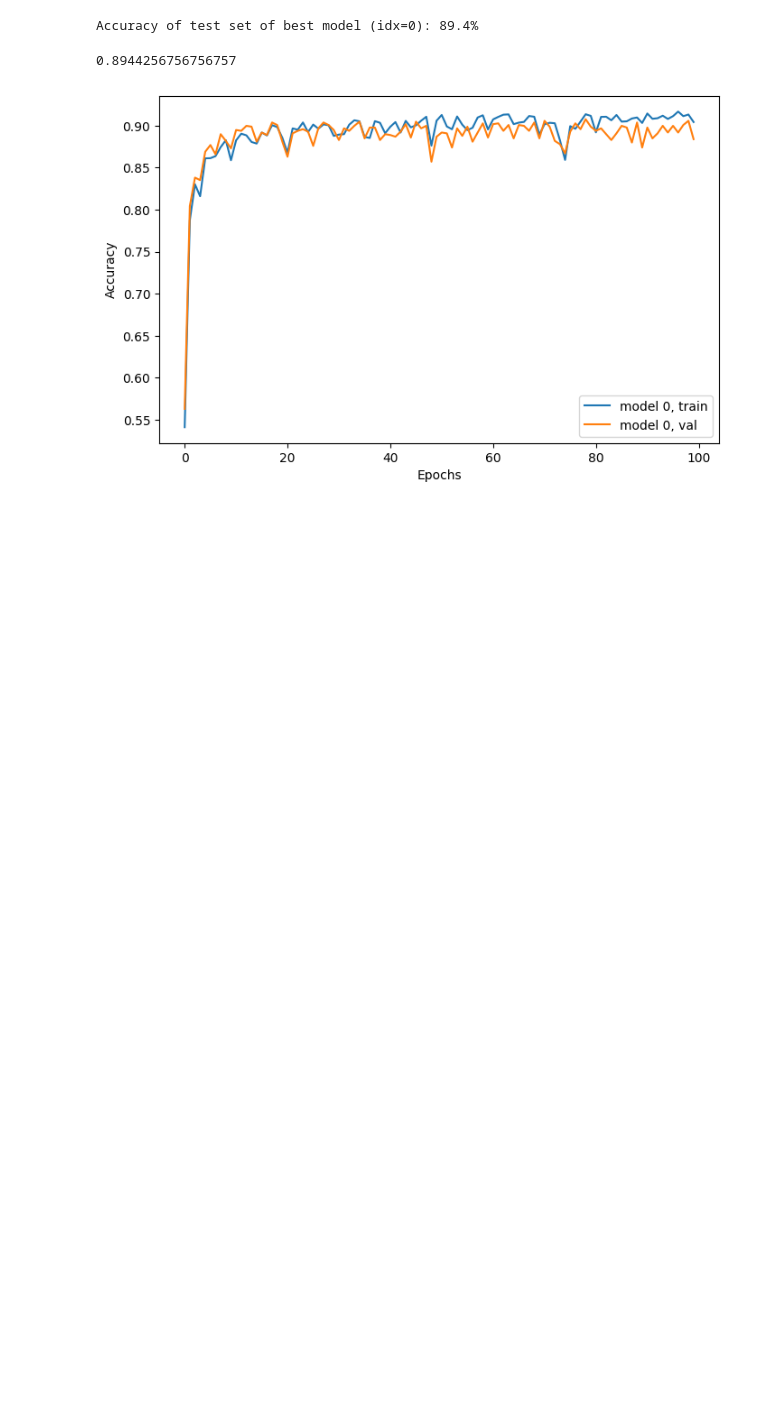
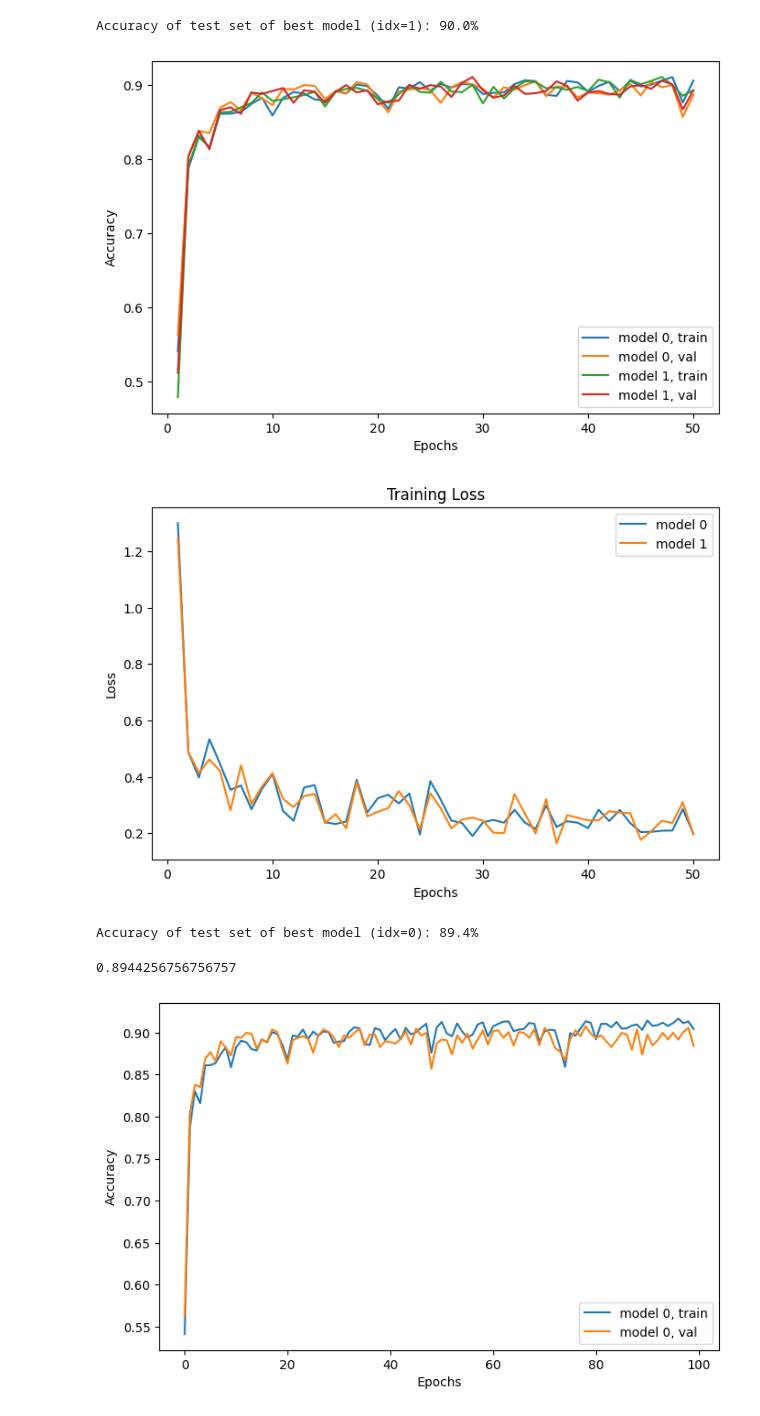
Before and after one commit to GuiMacielPereira/sensor_ML, a Jupyter notebook: data_processing/serious_pytorch.sync.ipynb, the cells around one changed output. Drawn from its saved outputs; the diff is of its cells as text; code cells hidden in the pictures; blank space fills up the shorter version.

Commit message:
CLeanend functions out of the jupyter notebook, added feature to alter number of input channels. Still need to test it.

```diff
--- a/data_processing/serious_pytorch.sync.ipynb
+++ b/data_processing/serious_pytorch.sync.ipynb
@@ -136,19 +136,12 @@ S.print_shapes()
 # with BatchNorm1d
 # lr=1e-2, wd=1e-3
 
-models, models_losses, models_acc, models_label = [], [], [], []
-# for i, (model, lr, wd) in enumerate(zip([CNN_4(), CNN_STANDARD()], [1e-2, 5e-3], [1e-3, 1e-4])):
-for i, model in enumerate([CNN_2()]):
-    lr = 1e-2
-    wd = 1e-3
-
-    # Train
-    S.train_model(model, learning_rate=lr, batch_size=128, max_epochs=100, weight_decay=wd)
-
-    models.append(model)
-    models_losses.append(S.losses)
-    models_acc.append(S.accuracies)
-    models_label.append(f"model {i}")
+models = [CNN_2(), CNN_3()]
+lr = 1e-2
+wd = 1e-3
+bs = 128
+max_epochs = 50
+S.train_multiple_models(models, learning_rate=lr, weight_decay=wd, batch_size=bs, max_epochs=max_epochs)
 # %% [output]
 Before: 3.045220350877193
 Normalizing dataset by 3.05
@@ -169,2 +162,10 @@ Epoch 100, Batch 1: loss=0.258, train=90.4%, val=88.4%
 Training Complete!
+# %%
+S.plotAcc()
+S.plotLosses()
+S.bestModelAcc()
+# %% [output]
+Accuracy of test set of best model (idx=1): 90.0%
+[figure, added]
+[figure, added]
 # %%
```
Also changed, not shown: parts of 6 cells of this notebook, 2 other files.
